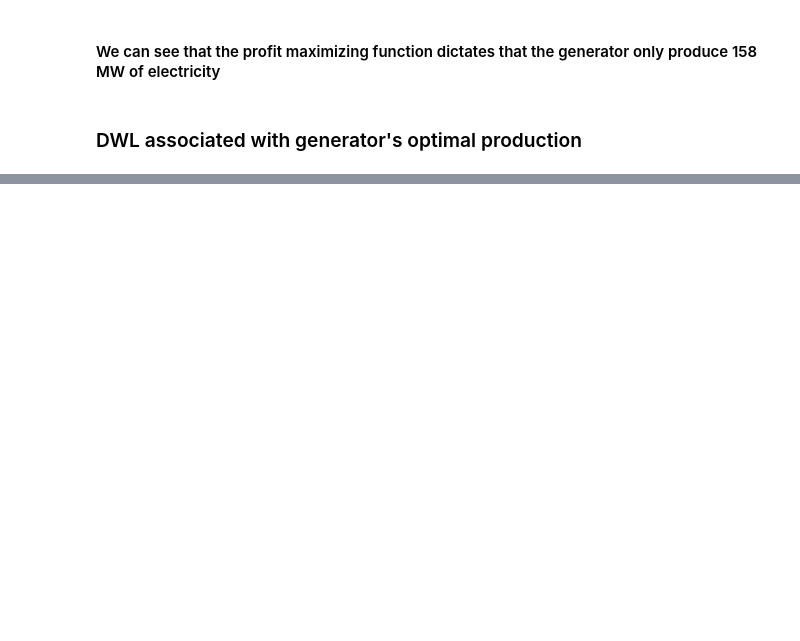
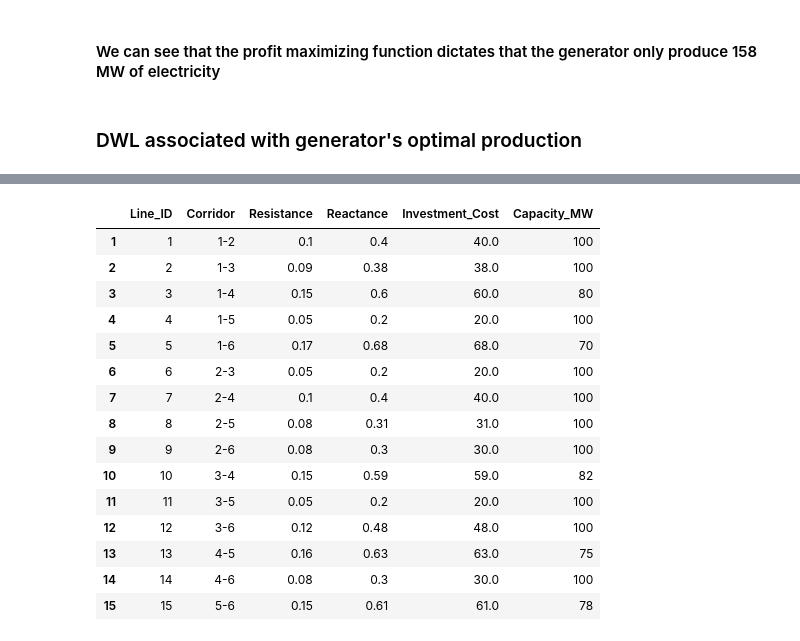
Before and after one commit to coquetm/CMiE-2017-Manuel-Coquet, a Jupyter notebook: Manuel_Coquet_Final_Project.ipynb, the cells around one changed output, grey strips where cells are left out. Drawn from its saved outputs; the diff is of its cells as text; code cells hidden in the pictures; blank space fills up the shorter version.

```diff
--- a/Manuel_Coquet_Final_Project.ipynb
+++ b/Manuel_Coquet_Final_Project.ipynb
@@ -1153,0 +1198,28 @@ scatter!([gen_opt_P+3], [14_500], series_annotations = ["DWL = $gen_opt_DWL doll
+# %%
+# Line data for Garver 6 bus example
+Line_ID = 1:15;
+Corridor = ["1-2","1-3","1-4","1-5","1-6","2-3","2-4","2-5","2-6","3-4","3-5","3-6","4-5","4-6","5-6"]
+Resistance = [0.10,0.09,0.15,0.05,0.17,0.05,0.10,0.08,0.08,0.15,0.05,0.12,0.16,0.08,0.15]
+Reactance = [0.40,0.38,0.60,0.20,0.68,0.20,0.40,0.31,0.30,0.59,0.20,0.48,0.63,0.30,0.61]
+Line_cost = [40.,38,60,20,68,20,40,31,30,59,20,48,63,30,61]
+Capacity_MW = [100,100,80,100,70,100,100,100,100,82,100,100,75,100,78]
+
+Garver_line = DataFrame(Line_ID = Line_ID, Corridor = Corridor, Resistance = Resistance,
+    Reactance = Reactance, Investment_Cost = round(Line_cost), Capacity_MW = Capacity_MW)
+# %% [output]
+|  | Line_ID | Corridor | Resistance | Reactance | Investment_Cost | Capacity_MW |
+| 1 | 1 | 1-2 | 0.1 | 0.4 | 40.0 | 100 |
+| 2 | 2 | 1-3 | 0.09 | 0.38 | 38.0 | 100 |
+| 3 | 3 | 1-4 | 0.15 | 0.6 | 60.0 | 80 |
+| 4 | 4 | 1-5 | 0.05 | 0.2 | 20.0 | 100 |
+| 5 | 5 | 1-6 | 0.17 | 0.68 | 68.0 | 70 |
+| 6 | 6 | 2-3 | 0.05 | 0.2 | 20.0 | 100 |
+| 7 | 7 | 2-4 | 0.1 | 0.4 | 40.0 | 100 |
+| 8 | 8 | 2-5 | 0.08 | 0.31 | 31.0 | 100 |
+| 9 | 9 | 2-6 | 0.08 | 0.3 | 30.0 | 100 |
+| 10 | 10 | 3-4 | 0.15 | 0.59 | 59.0 | 82 |
+| 11 | 11 | 3-5 | 0.05 | 0.2 | 20.0 | 100 |
+| 12 | 12 | 3-6 | 0.12 | 0.48 | 48.0 | 100 |
+| 13 | 13 | 4-5 | 0.16 | 0.63 | 63.0 | 75 |
+| 14 | 14 | 4-6 | 0.08 | 0.3 | 30.0 | 100 |
+| 15 | 15 | 5-6 | 0.15 | 0.61 | 61.0 | 78 |
```
Also changed, not shown: parts of 74 cells of this notebook, 2 other files.
